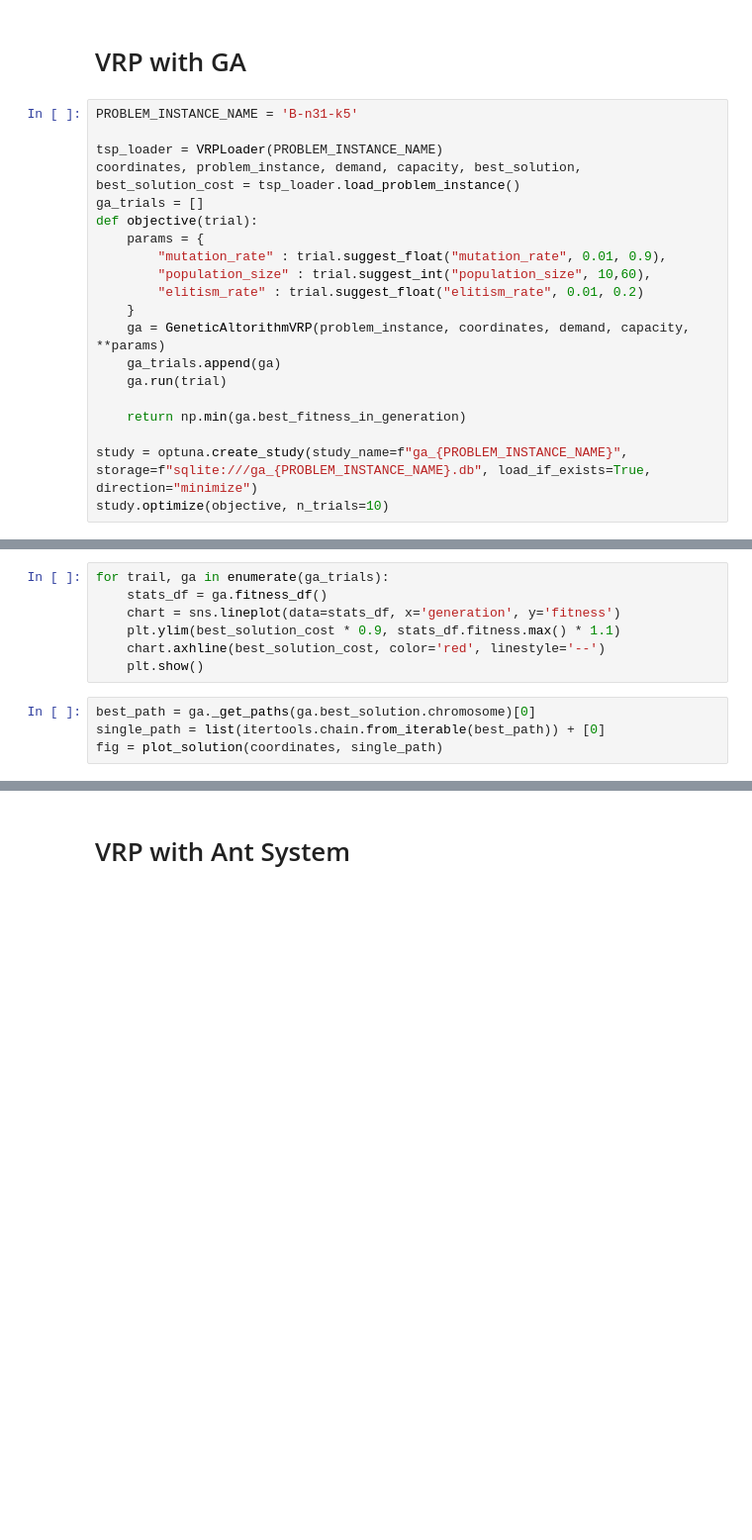
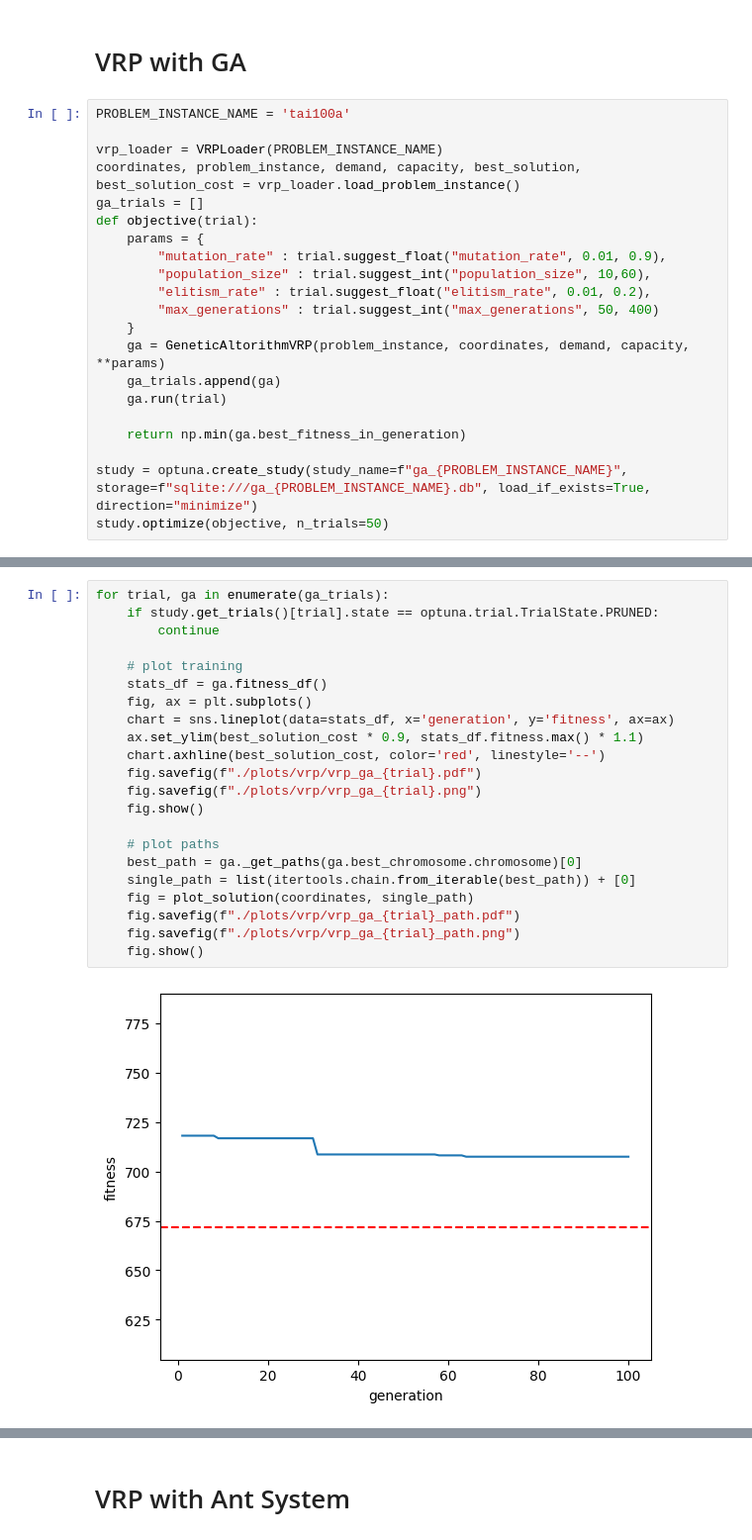
Before and after one commit to MarkusKiesel93/Self-Organizing_Systems, a Jupyter notebook: exercise_1/VRP.ipynb, the cells around one changed output, grey strips where cells are left out. Shown at 99% size. Cells and saved outputs as stored; diff of their text form; blank space fills up the shorter version.

```diff
--- a/exercise_1/VRP.ipynb
+++ b/exercise_1/VRP.ipynb
@@ -16,16 +16,17 @@ from src.plotting import plot_solution
 # %% [markdown]
 # VRP with GA
 # %%
-PROBLEM_INSTANCE_NAME = 'B-n31-k5'
+PROBLEM_INSTANCE_NAME = 'tai100a'
 
-tsp_loader = VRPLoader(PROBLEM_INSTANCE_NAME)
-coordinates, problem_instance, demand, capacity, best_solution, best_solution_cost = tsp_loader.load_problem_instance()
+vrp_loader = VRPLoader(PROBLEM_INSTANCE_NAME)
+coordinates, problem_instance, demand, capacity, best_solution, best_solution_cost = vrp_loader.load_problem_instance()
 ga_trials = []
 def objective(trial):
     params = {
         "mutation_rate" : trial.suggest_float("mutation_rate", 0.01, 0.9),
         "population_size" : trial.suggest_int("population_size", 10,60),
-        "elitism_rate" : trial.suggest_float("elitism_rate", 0.01, 0.2)
+        "elitism_rate" : trial.suggest_float("elitism_rate", 0.01, 0.2),
+        "max_generations" : trial.suggest_int("max_generations", 50, 400)
     }
     ga = GeneticAltorithmVRP(problem_instance, coordinates, demand, capacity, **params)
     ga_trials.append(ga)
@@ -34,5 +35,5 @@ def objective(trial):
     return np.min(ga.best_fitness_in_generation)
 
 study = optuna.create_study(study_name=f"ga_{PROBLEM_INSTANCE_NAME}", storage=f"sqlite:///ga_{PROBLEM_INSTANCE_NAME}.db", load_if_exists=True, direction="minimize")
-study.optimize(objective, n_trials=10)
+study.optimize(objective, n_trials=50)
 # %% [output]
@@ -49,11 +40,0 @@ study.optimize(objective, n_trials=10)
-# %%
-for trail, ga in enumerate(ga_trials):
-    stats_df = ga.fitness_df()
-    chart = sns.lineplot(data=stats_df, x='generation', y='fitness')
-    plt.ylim(best_solution_cost * 0.9, stats_df.fitness.max() * 1.1)
-    chart.axhline(best_solution_cost, color='red', linestyle='--')
-    plt.show()
-# %%
-best_path = ga._get_paths(ga.best_solution.chromosome)[0]
-single_path = list(itertools.chain.from_iterable(best_path)) + [0]
-fig = plot_solution(coordinates, single_path)
@@ -62,0 +41,24 @@ fig = plot_solution(coordinates, single_path)
+# %%
+for trial, ga in enumerate(ga_trials):
+    if study.get_trials()[trial].state == optuna.trial.TrialState.PRUNED:
+        continue
+
+    # plot training
+    stats_df = ga.fitness_df()
+    fig, ax = plt.subplots()
+    chart = sns.lineplot(data=stats_df, x='generation', y='fitness', ax=ax)
+    ax.set_ylim(best_solution_cost * 0.9, stats_df.fitness.max() * 1.1)
+    chart.axhline(best_solution_cost, color='red', linestyle='--')
+    fig.savefig(f"./plots/vrp/vrp_ga_{trial}.pdf")
+    fig.savefig(f"./plots/vrp/vrp_ga_{trial}.png")
+    fig.show()
+
+    # plot paths
+    best_path = ga._get_paths(ga.best_chromosome.chromosome)[0]
+    single_path = list(itertools.chain.from_iterable(best_path)) + [0]
+    fig = plot_solution(coordinates, single_path)
+    fig.savefig(f"./plots/vrp/vrp_ga_{trial}_path.pdf")
+    fig.savefig(f"./plots/vrp/vrp_ga_{trial}_path.png")
+    fig.show()
+# %% [output]
+[figure, added]
```
Also changed, not shown: parts of 7 cells of this notebook.
